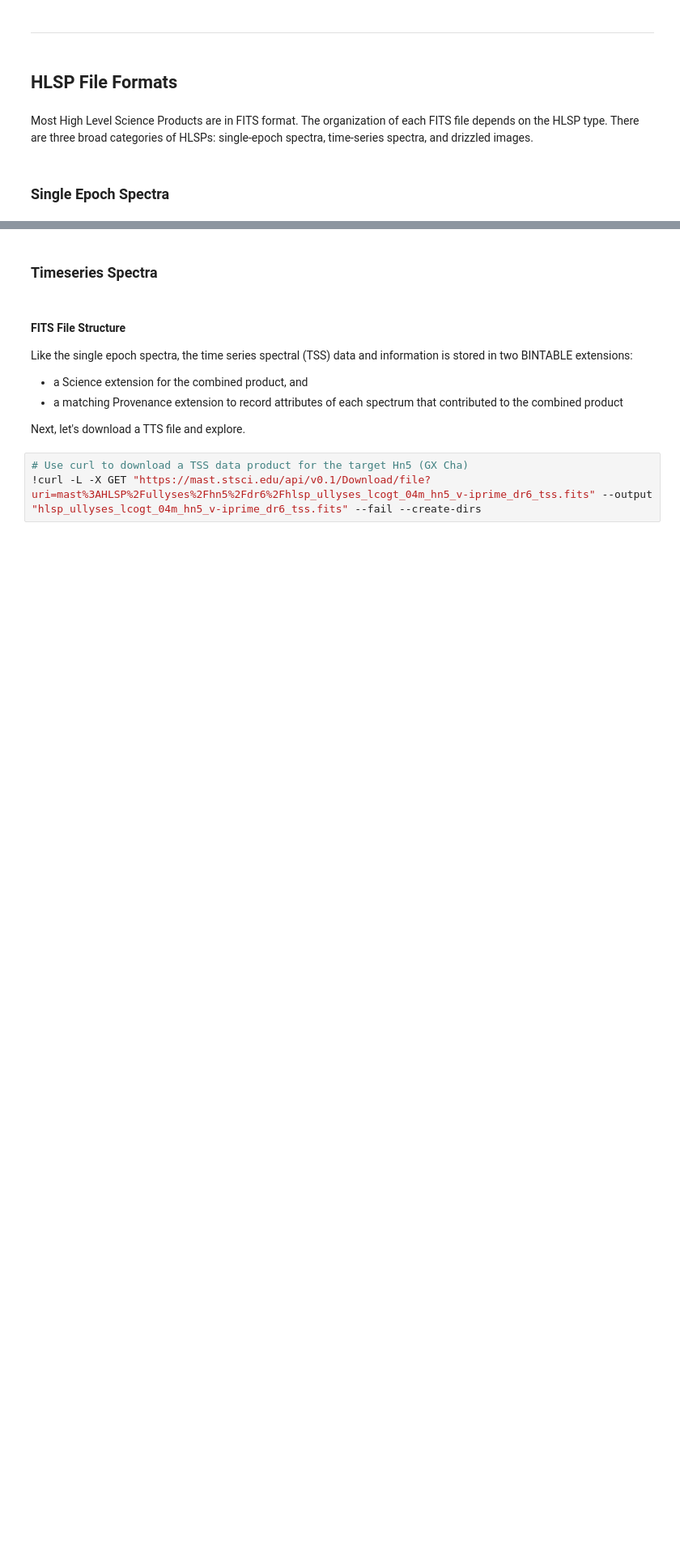
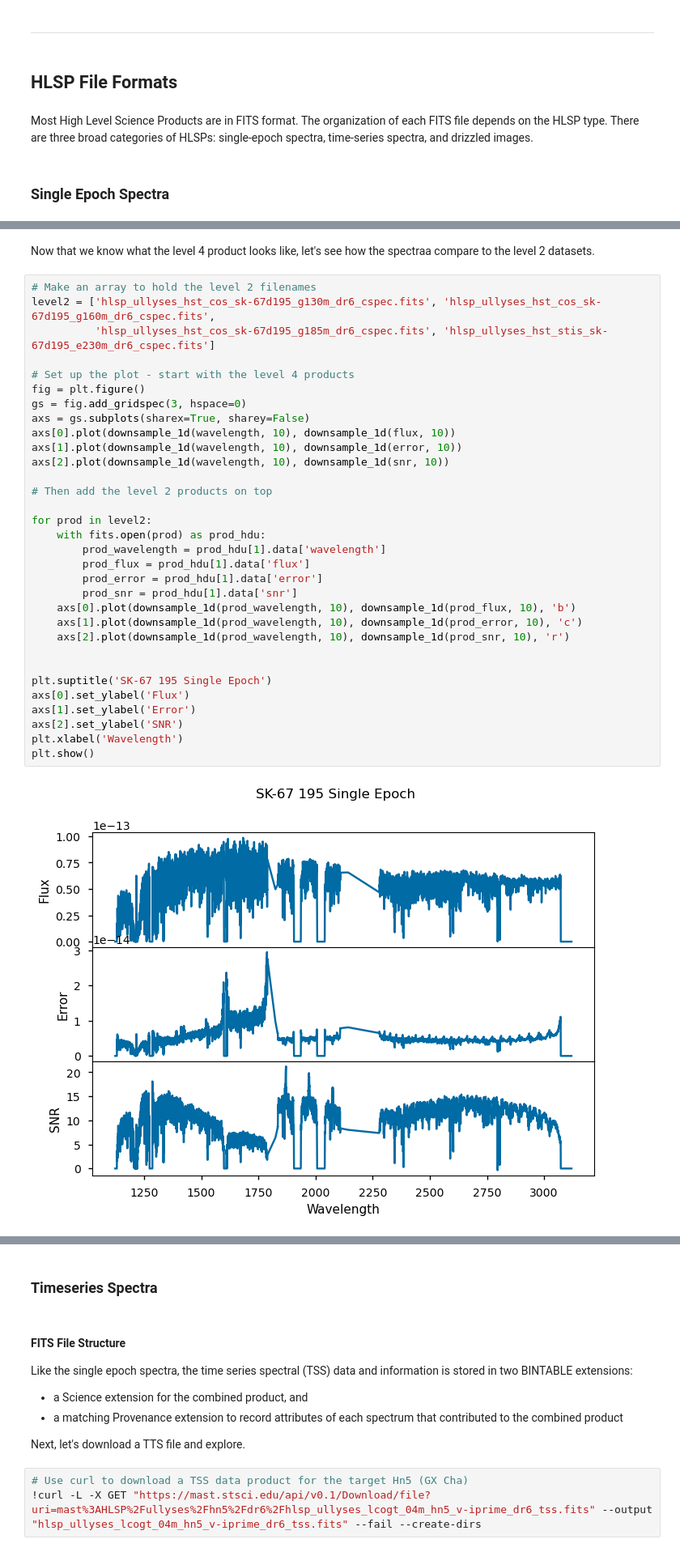
Before and after one commit to emsnyder/ullyses-fork, a Jupyter notebook: notebooks/ullyses-walkthrough.ipynb, the cells around one changed output, grey strips where cells are left out. Shown at 81% size. Cells and saved outputs as stored; diff of their text form; blank space fills up the shorter version.

```diff
--- a/notebooks/ullyses-walkthrough.ipynb
+++ b/notebooks/ullyses-walkthrough.ipynb
@@ -111,0 +297,36 @@ Spectral data and information is stored in two BINTABLE extensions:
+# %% [markdown]
+Now that we know what the level 4 product looks like, let's see how the spectraa compare to the level 2 datasets.
+# %%
+# Make an array to hold the level 2 filenames
+level2 = ['hlsp_ullyses_hst_cos_sk-67d195_g130m_dr6_cspec.fits', 'hlsp_ullyses_hst_cos_sk-67d195_g160m_dr6_cspec.fits',
+          'hlsp_ullyses_hst_cos_sk-67d195_g185m_dr6_cspec.fits', 'hlsp_ullyses_hst_stis_sk-67d195_e230m_dr6_cspec.fits']
+
+# Set up the plot - start with the level 4 products
+fig = plt.figure()
+gs = fig.add_gridspec(3, hspace=0)
+axs = gs.subplots(sharex=True, sharey=False)
+axs[0].plot(downsample_1d(wavelength, 10), downsample_1d(flux, 10))
+axs[1].plot(downsample_1d(wavelength, 10), downsample_1d(error, 10))
+axs[2].plot(downsample_1d(wavelength, 10), downsample_1d(snr, 10))
+
+# Then add the level 2 products on top
+
+for prod in level2:
+    with fits.open(prod) as prod_hdu:
+        prod_wavelength = prod_hdu[1].data['wavelength']
+        prod_flux = prod_hdu[1].data['flux']
+        prod_error = prod_hdu[1].data['error']
+        prod_snr = prod_hdu[1].data['snr']
+    axs[0].plot(downsample_1d(prod_wavelength, 10), downsample_1d(prod_flux, 10), 'b')
+    axs[1].plot(downsample_1d(prod_wavelength, 10), downsample_1d(prod_error, 10), 'c')
+    axs[2].plot(downsample_1d(prod_wavelength, 10), downsample_1d(prod_snr, 10), 'r')
+
+
+plt.suptitle('SK-67 195 Single Epoch')
+axs[0].set_ylabel('Flux')
+axs[1].set_ylabel('Error')
+axs[2].set_ylabel('SNR')
+plt.xlabel('Wavelength')
+plt.show()
+# %% [output]
+[figure, added]
```
Also changed, not shown: parts of 42 cells of this notebook.
